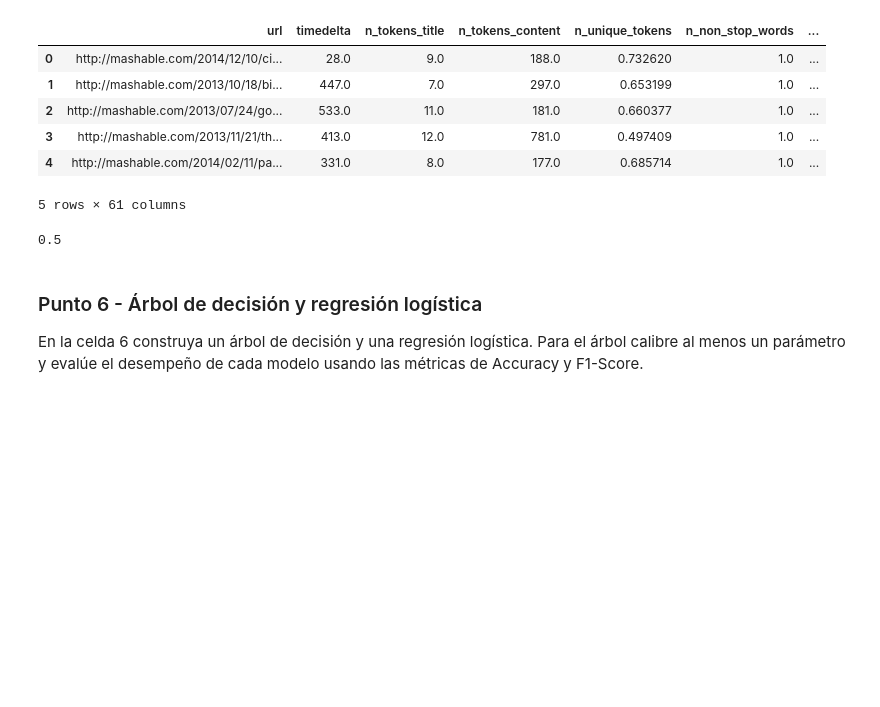
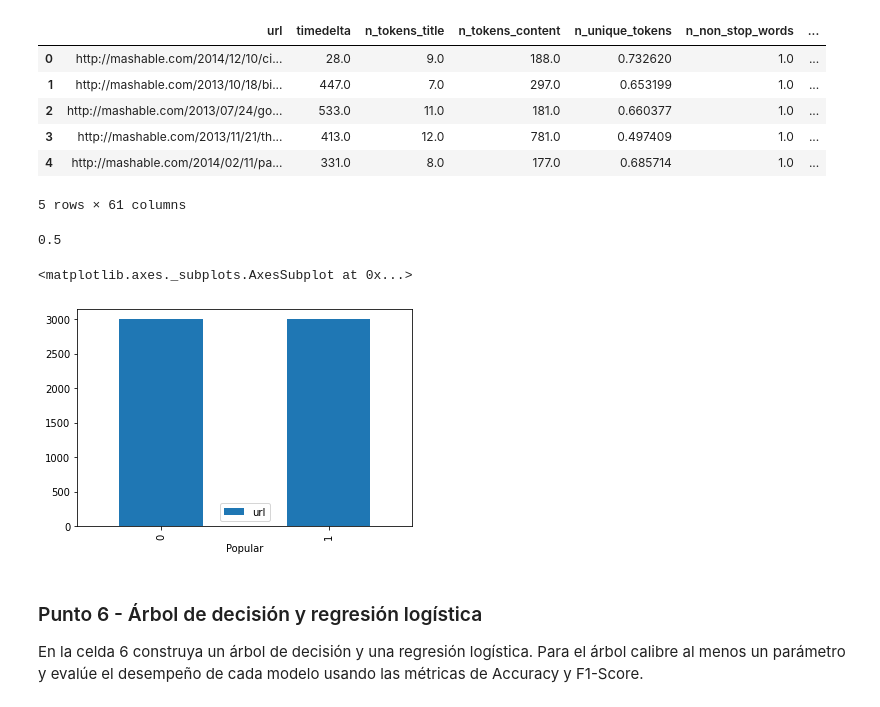
Before and after one commit to maortiz1/-MIAD_ML_and_NLP_maortiz1, a Jupyter notebook: Semana 1/S1TC1_arboles_ensamblajes.ipynb, the cells around one changed output. Drawn from its saved outputs; the diff is of its cells as text; code cells hidden in the pictures; blank space fills up the shorter version.

```diff
--- a/Semana 1/S1TC1_arboles_ensamblajes.ipynb
+++ b/Semana 1/S1TC1_arboles_ensamblajes.ipynb
@@ -345,6 +345,11 @@ y = df['Popular']
 y.mean()
 # %% [output]
 0.5
+# %%
+df[['url','Popular']].groupby(['Popular']).count().plot.bar()
+# %% [output]
+<matplotlib.axes._subplots.AxesSubplot at 0x...>
+[figure, added]
 # %%
 # División de la muestra en set de entrenamiento y prueba
 from sklearn.model_selection import train_test_split
```
Also changed, not shown: parts of 3 cells of this notebook.
